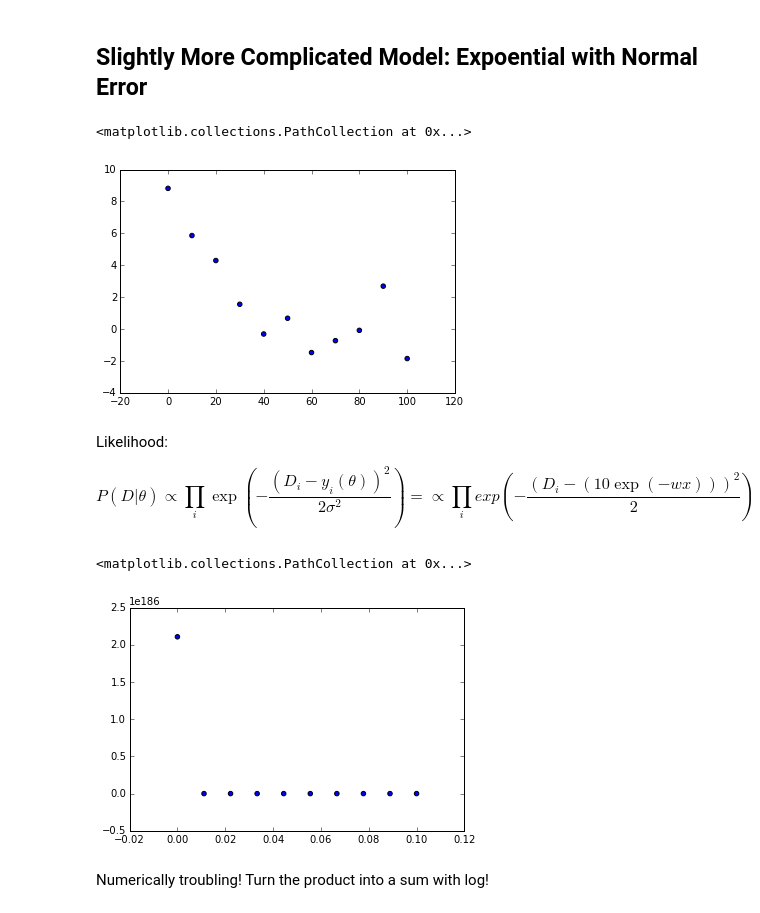
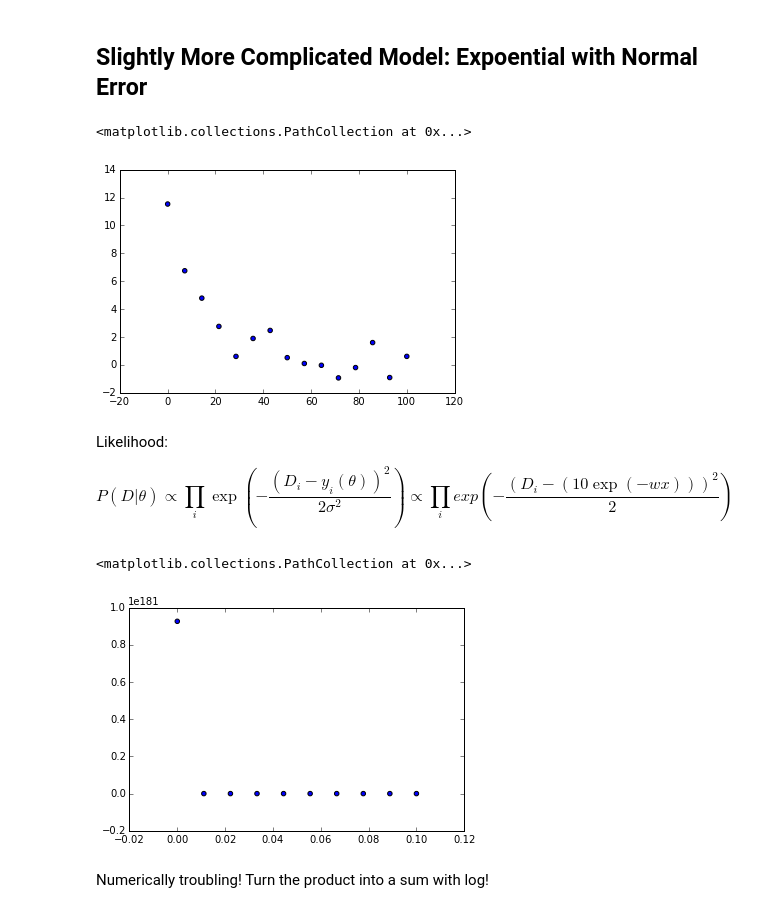
Before and after one commit to DrSkippy/Data-Science-45min-Intros, a Jupyter notebook: Maximum Likelihood.ipynb, the cells around one changed output. Drawn from its saved outputs; the diff is of its cells as text; code cells hidden in the pictures.

```diff
--- a/Maximum Likelihood.ipynb
+++ b/Maximum Likelihood.ipynb
@@ -171,20 +182,20 @@ minimize_scalar(L_binom, bounds=[0,1], method="bounded")
 # %% [markdown]
 ## Slightly More Complicated Model: Expoential with Normal Error
 # %%
-n_points = 11
+n_points = 15
 x = linspace(0,100,n_points)
 def y(x, theta=(10, 0.05), noise=0):
     return  theta[0] * np.exp(-x * theta[1]) + noise*randn(n_points)
 D = y(x, noise=1)
 scatter(x,D)
 # %% [output]
 <matplotlib.collections.PathCollection at 0x...>
-[figure, old version]
+[figure, new version]
 # %% [markdown]
 Likelihood:
 
 \begin{equation}
-P(D|\theta) \propto \prod_i {\exp(-\frac{(D_i - y_i(\theta))^2}{2\sigma^2})} = \propto \prod_i {exp(-\frac{(D_i - (10\exp(-wx)))^2}{2})}
+P(D|\theta) \propto \prod_i {\exp(-\frac{(D_i - y_i(\theta))^2}{2\sigma^2})} \propto \prod_i {exp(-\frac{(D_i - (10\exp(-wx)))^2}{2})}
 \end{equation}
 # %%
 # use x, D from global scope
@@ -195,7 +206,7 @@ L_c = [L_cost(i) for i in w]
 scatter(w,L_c)
 # %% [output]
 <matplotlib.collections.PathCollection at 0x...>
-[figure, old version]
+[figure, new version]
 # %% [markdown]
 Numerically troubling!  Turn the product into a sum with log!
 # %%
```
Also changed, not shown: parts of 8 cells of this notebook.
